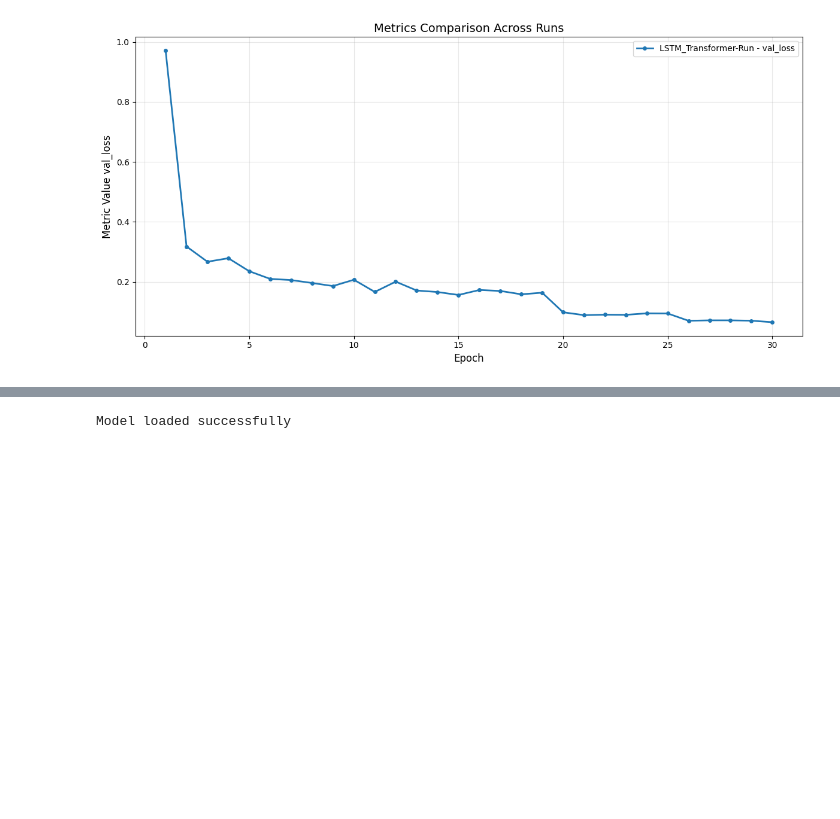
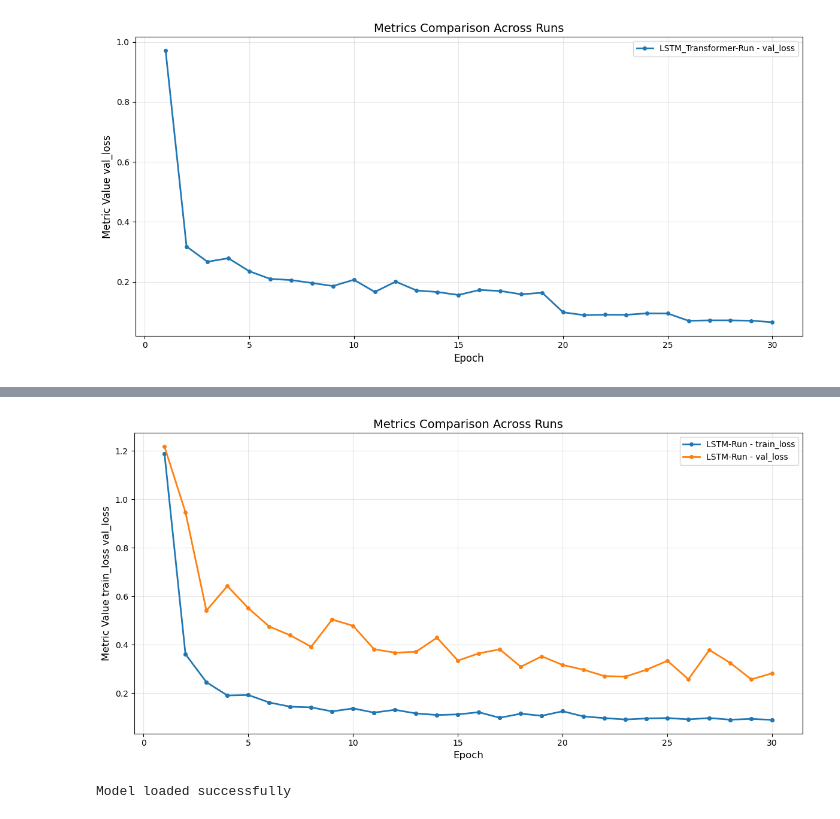
Before and after one commit to ChrAN103/Increasing-Maritime-Domain-Awareness-using-spatio-temporal-sequential-data, a Jupyter notebook: main.ipynb, the cells around one changed output, grey strips where cells are left out. Drawn from its saved outputs; the diff is of its cells as text; code cells hidden in the pictures; blank space fills up the shorter version.

```diff
--- a/main.ipynb
+++ b/main.ipynb
@@ -759,3 +767,7 @@ plot_runs_comparison(client, [run_id_1], metric_names=['val_loss'])
+# %%
+plot_runs_comparison(client, [run_id_1], metric_names=['train_loss','val_loss'])
+# %% [output]
+[figure, added]
 # %%
 
 
```
Also changed, not shown: parts of 4 cells of this notebook.
